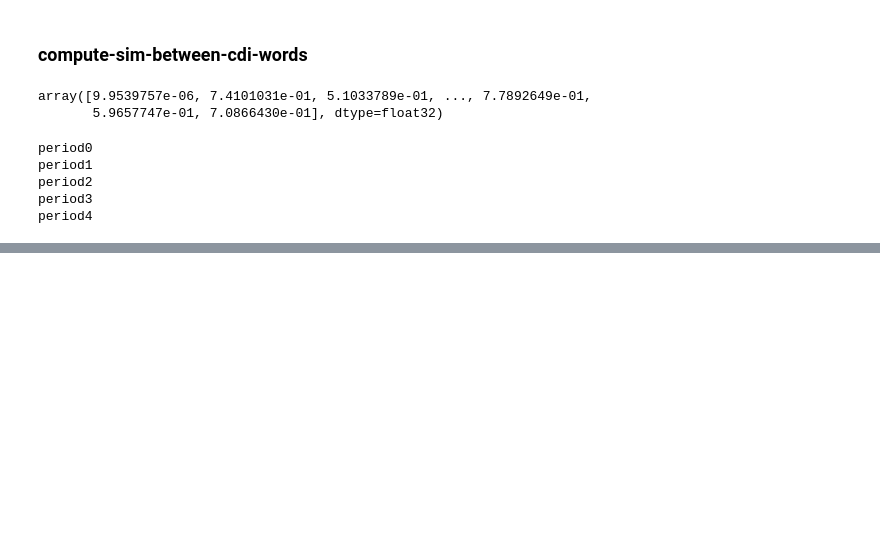
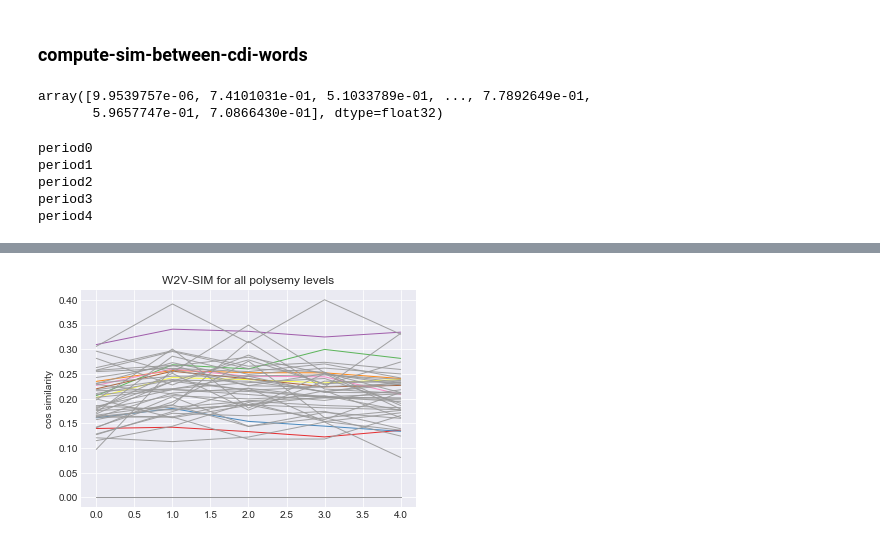
Before and after one commit to afourtassi/change, a Jupyter notebook: 2-plot_change_by_category-English-NA.ipynb, the cells around one changed output, grey strips where cells are left out. Cells and saved outputs as stored; diff of their text form; code cells hidden in the pictures; blank space fills up the shorter version.

```diff
--- a/2-plot_change_by_category-English-NA.ipynb
+++ b/2-plot_change_by_category-English-NA.ipynb
@@ -641,0 +642,16 @@ period4
+# %%
+import nltk
+from nltk.corpus import wordnet as wn
+
+def polysemy(word):
+    return len(wn.synsets(word))
+# %%
+poly_levels = []
+wn_lemmas = set(wn.all_lemma_names())
+for word in df.word.values:
+    if word in wn_lemmas:
+        poly_levels.append(polysemy(word))
+    else:
+        poly_levels.append(0)
+# %%
+df['polysemy'] = poly_levels
@@ -641,0 +661,11 @@ period4
+# %%
+gold_change_per_polysemy = get_w2v_sim(df, 'polysemy')
+# %%
+for idx, action_word in enumerate(gold_change_per_polysemy):
+    sims = gold_change_per_polysemy[action_word].mean(0)
+    plt.plot(sims, marker='', color=palette(idx), linewidth=1, alpha=0.9, label=action_word)
+plt.ylabel('cos similarity')
+plt.title("W2V-SIM for all polysemy levels")
+plt.show()
+# %% [output]
+[figure, added]
```
Also changed, not shown: parts of 3 cells of this notebook, 15 other files.
